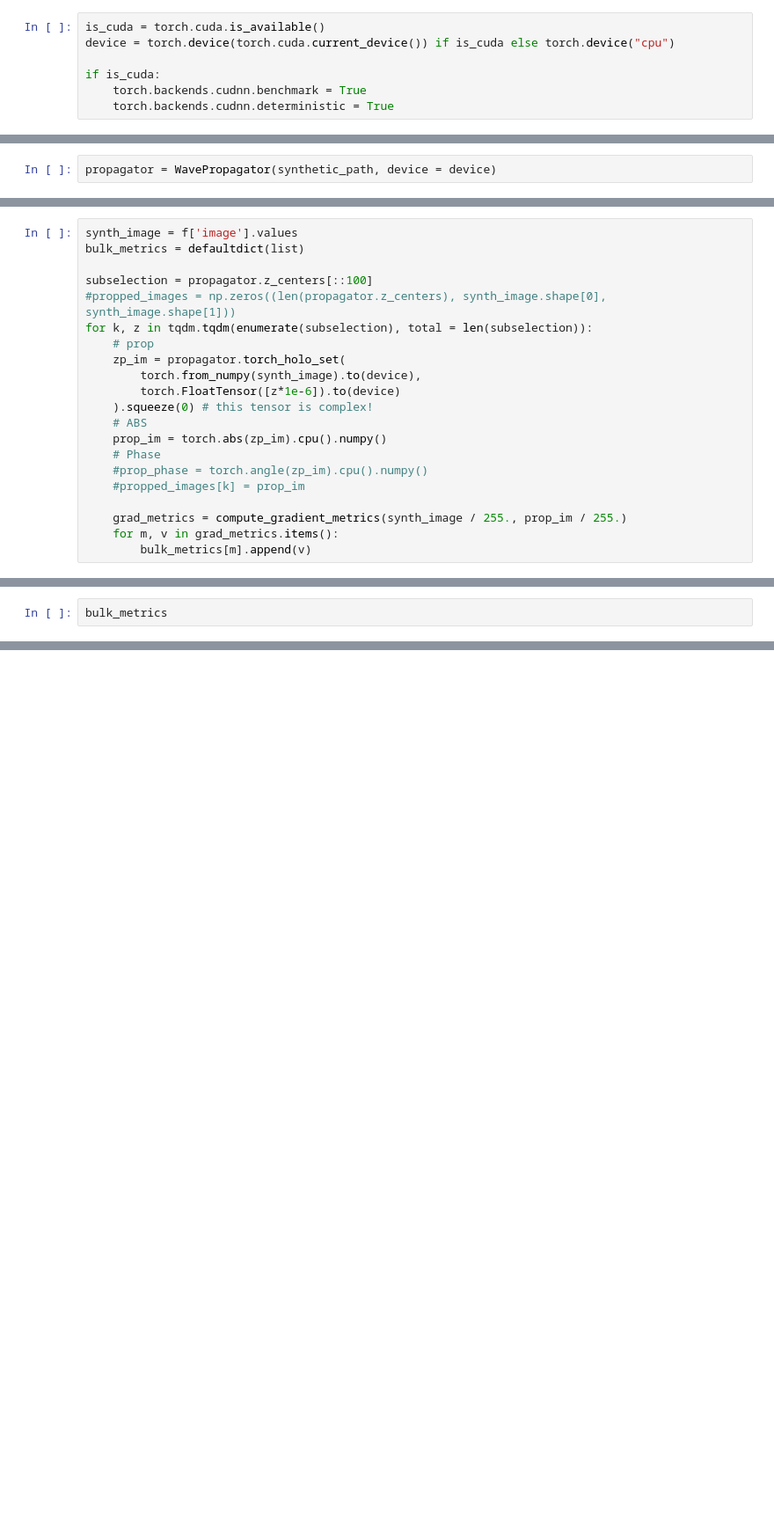
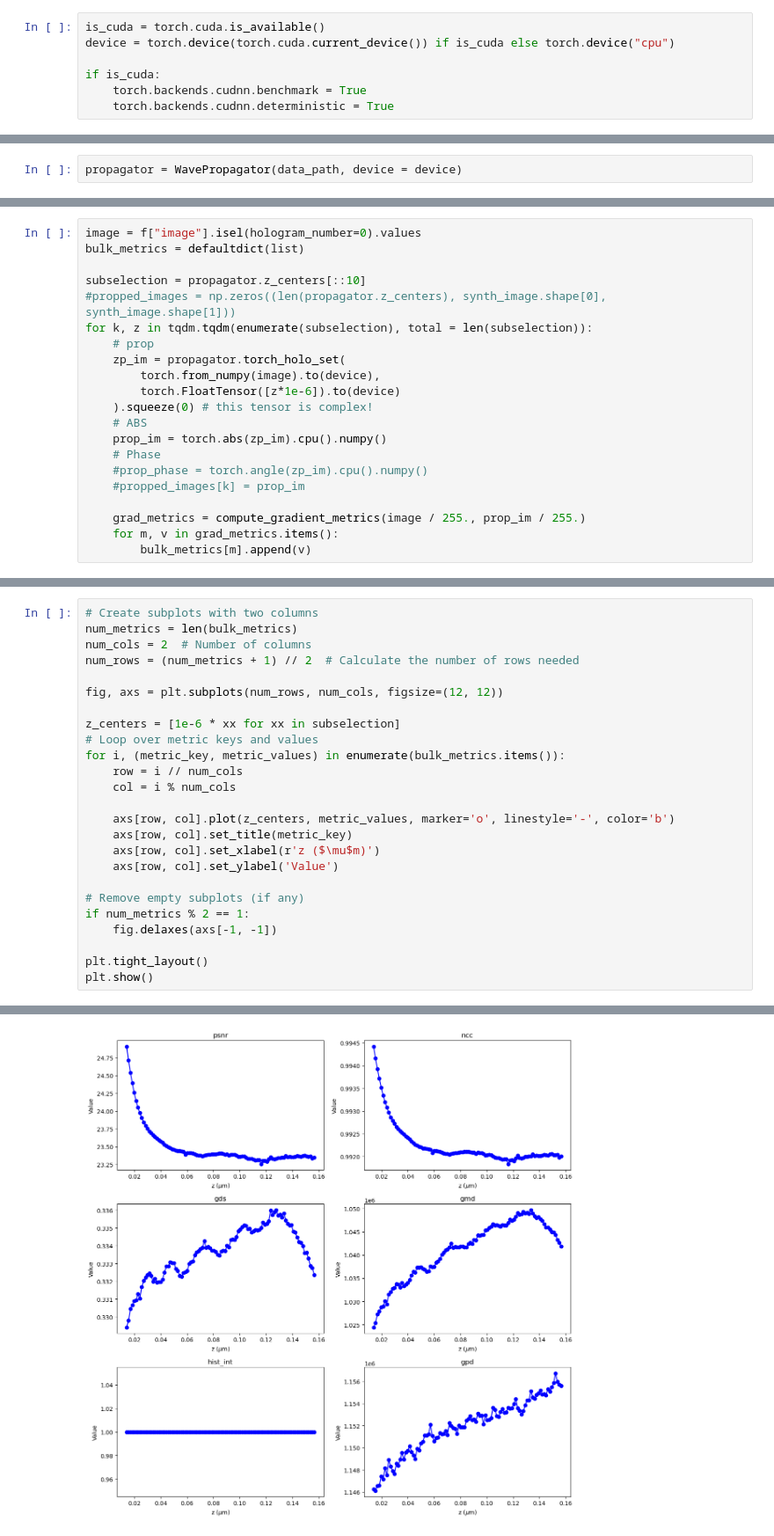
Before and after one commit to evenmn/sharpness, a Jupyter notebook: notebooks/hologram_propagation.ipynb, the cells around one changed output, grey strips where cells are left out. Shown at 88% size. Drawn from its saved outputs; the diff is of its cells as text; blank space fills up the shorter version.

```diff
--- a/notebooks/hologram_propagation.ipynb
+++ b/notebooks/hologram_propagation.ipynb
@@ -139,4 +139,4 @@ class WavePropagator(object):
 
         return Eout
 # %%
-propagator = WavePropagator(synthetic_path, device = device)
+propagator = WavePropagator(data_path, device = device)
@@ -175,13 +143,13 @@ def compute_gradient_metrics(image1, image2, pool=None):
 # %%
-synth_image = f['image'].values
+image = f["image"].isel(hologram_number=0).values
 bulk_metrics = defaultdict(list)
 
-subselection = propagator.z_centers[::100]
+subselection = propagator.z_centers[::10]
 #propped_images = np.zeros((len(propagator.z_centers), synth_image.shape[0], synth_image.shape[1]))
 for k, z in tqdm.tqdm(enumerate(subselection), total = len(subselection)):
     # prop
     zp_im = propagator.torch_holo_set(
-        torch.from_numpy(synth_image).to(device),
+        torch.from_numpy(image).to(device),
         torch.FloatTensor([z*1e-6]).to(device)
     ).squeeze(0) # this tensor is complex!
     # ABS
@@ -190,6 +158,6 @@ for k, z in tqdm.tqdm(enumerate(subselection), total = len(subselection)):
     #prop_phase = torch.angle(zp_im).cpu().numpy()
     #propped_images[k] = prop_im
 
-    grad_metrics = compute_gradient_metrics(synth_image / 255., prop_im / 255.)
+    grad_metrics = compute_gradient_metrics(image / 255., prop_im / 255.)
     for m, v in grad_metrics.items():
         bulk_metrics[m].append(v)
@@ -204,3 +164,26 @@ for k, z in tqdm.tqdm(enumerate(subselection), total = len(subselection)):
 # %%
-bulk_metrics
+# Create subplots with two columns
+num_metrics = len(bulk_metrics)
+num_cols = 2  # Number of columns
+num_rows = (num_metrics + 1) // 2  # Calculate the number of rows needed
+
+fig, axs = plt.subplots(num_rows, num_cols, figsize=(12, 12))
+
+z_centers = [1e-6 * xx for xx in subselection]
+# Loop over metric keys and values
+for i, (metric_key, metric_values) in enumerate(bulk_metrics.items()):
+    row = i // num_cols
+    col = i % num_cols
+
+    axs[row, col].plot(z_centers, metric_values, marker='o', linestyle='-', color='b')
+    axs[row, col].set_title(metric_key)
+    axs[row, col].set_xlabel(r'z ($\mu$m)')
+    axs[row, col].set_ylabel('Value')
+
+# Remove empty subplots (if any)
+if num_metrics % 2 == 1:
+    fig.delaxes(axs[-1, -1])
+
+plt.tight_layout()
+plt.show()
 # %% [output]
@@ -223,0 +190 @@ defaultdict(list,
+[figure, added]
```
Also changed, not shown: parts of 8 cells of this notebook, 4 other files.
